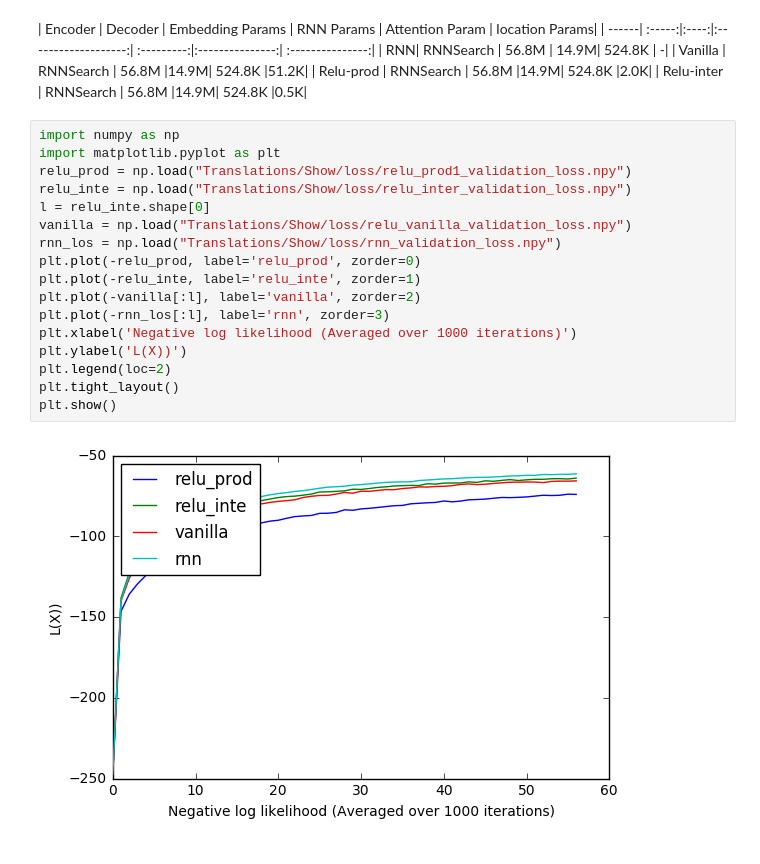
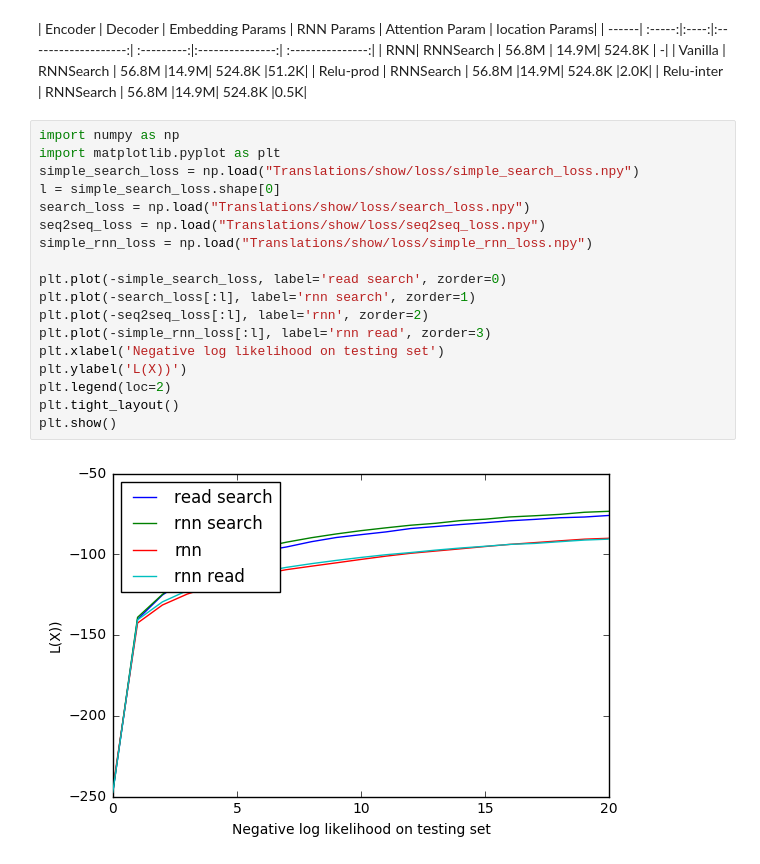
Before and after one commit to maodayezheng/TranslationReadWrite, a Jupyter notebook: Translation.ipynb, the cells around one changed output. Cells and saved outputs as stored; diff of their text form.

```diff
--- a/Translation.ipynb
+++ b/Translation.ipynb
@@ -103,19 +77,20 @@ Where $d = e - s$, we now shortly refer the first method as Relu-product the sec
 # %%
 import numpy as np
 import matplotlib.pyplot as plt
-relu_prod = np.load("Translations/Show/loss/relu_prod1_validation_loss.npy")
-relu_inte = np.load("Translations/Show/loss/relu_inter_validation_loss.npy")
-l = relu_inte.shape[0]
-vanilla = np.load("Translations/Show/loss/relu_vanilla_validation_loss.npy")
-rnn_los = np.load("Translations/Show/loss/rnn_validation_loss.npy")
-plt.plot(-relu_prod, label='relu_prod', zorder=0)
-plt.plot(-relu_inte, label='relu_inte', zorder=1)
-plt.plot(-vanilla[:l], label='vanilla', zorder=2)
-plt.plot(-rnn_los[:l], label='rnn', zorder=3)
-plt.xlabel('Negative log likelihood (Averaged over 1000 iterations)')
+simple_search_loss = np.load("Translations/show/loss/simple_search_loss.npy")
+l = simple_search_loss.shape[0]
+search_loss = np.load("Translations/show/loss/search_loss.npy")
+seq2seq_loss = np.load("Translations/show/loss/seq2seq_loss.npy")
+simple_rnn_loss = np.load("Translations/show/loss/simple_rnn_loss.npy")
+
+plt.plot(-simple_search_loss, label='read search', zorder=0)
+plt.plot(-search_loss[:l], label='rnn search', zorder=1)
+plt.plot(-seq2seq_loss[:l], label='rnn', zorder=2)
+plt.plot(-simple_rnn_loss[:l], label='rnn read', zorder=3)
+plt.xlabel('Negative log likelihood on testing set')
 plt.ylabel('L(X))')
 plt.legend(loc=2)
 plt.tight_layout()
 plt.show()
 # %% [output]
-[figure, old version]
+[figure, new version]
```
Also changed, not shown: parts of 1 cell of this notebook, 4 other files.
